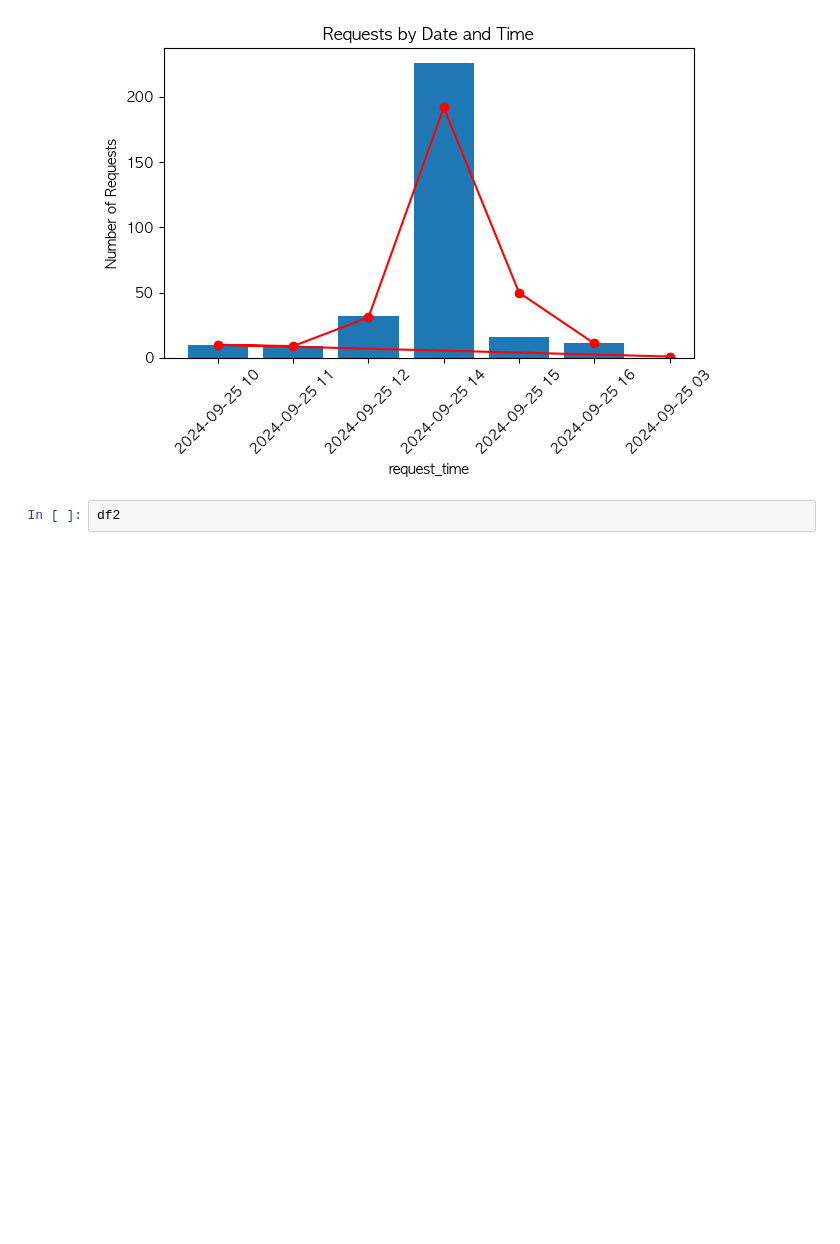
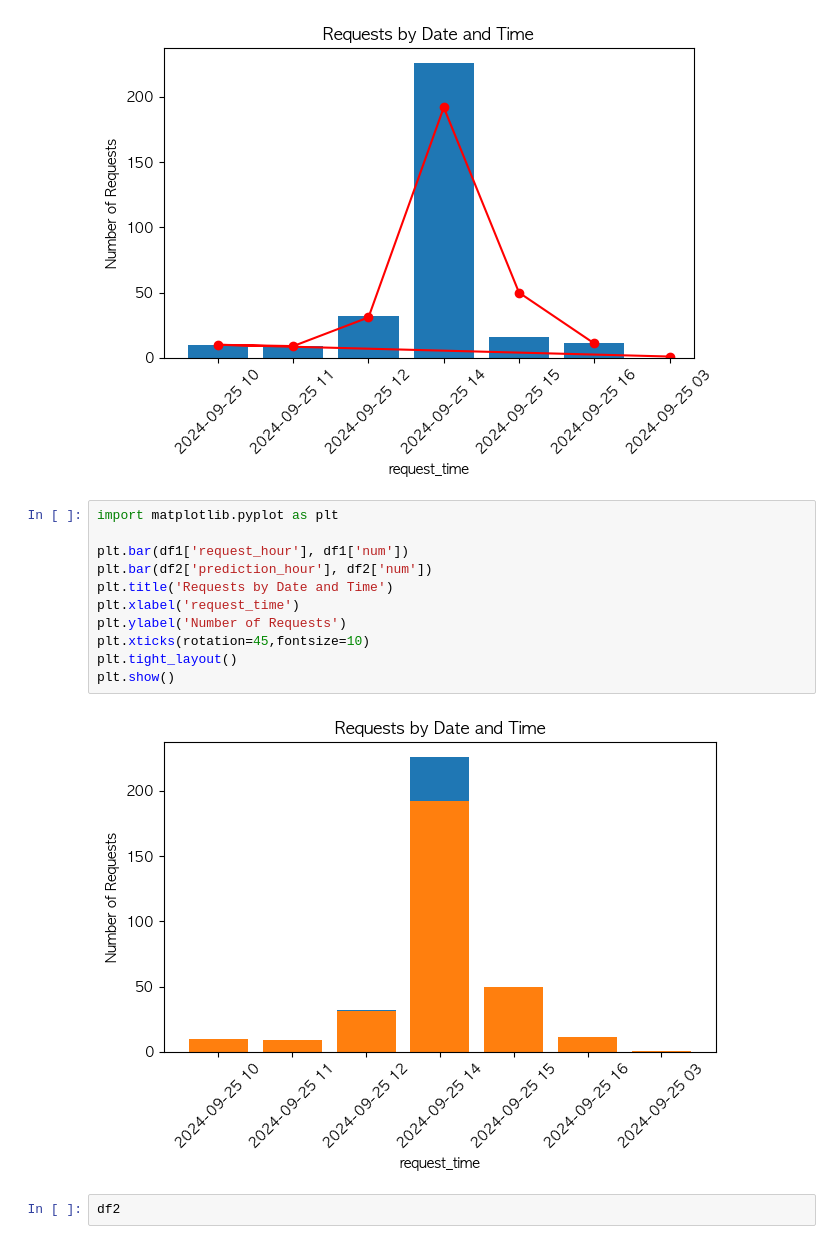
Before and after one commit to hamsunwoo/stdash, a Jupyter notebook: note/Untitled.ipynb, the cells around one changed output. Cells and saved outputs as stored; diff of their text form; blank space fills up the shorter version.

```diff
--- a/note/Untitled.ipynb
+++ b/note/Untitled.ipynb
@@ -51,6 +51,19 @@ plt.tight_layout()
 plt.show()
 # %% [output]
 [figure]
+# %%
+import matplotlib.pyplot as plt
+
+plt.bar(df1['request_hour'], df1['num'])
+plt.bar(df2['prediction_hour'], df2['num'])
+plt.title('Requests by Date and Time')
+plt.xlabel('request_time')
+plt.ylabel('Number of Requests')
+plt.xticks(rotation=45,fontsize=10)
+plt.tight_layout()
+plt.show()
+# %% [output]
+[figure, added]
 # %%
 df2
 # %% [output]
```
Also changed, not shown: 2 other files.
